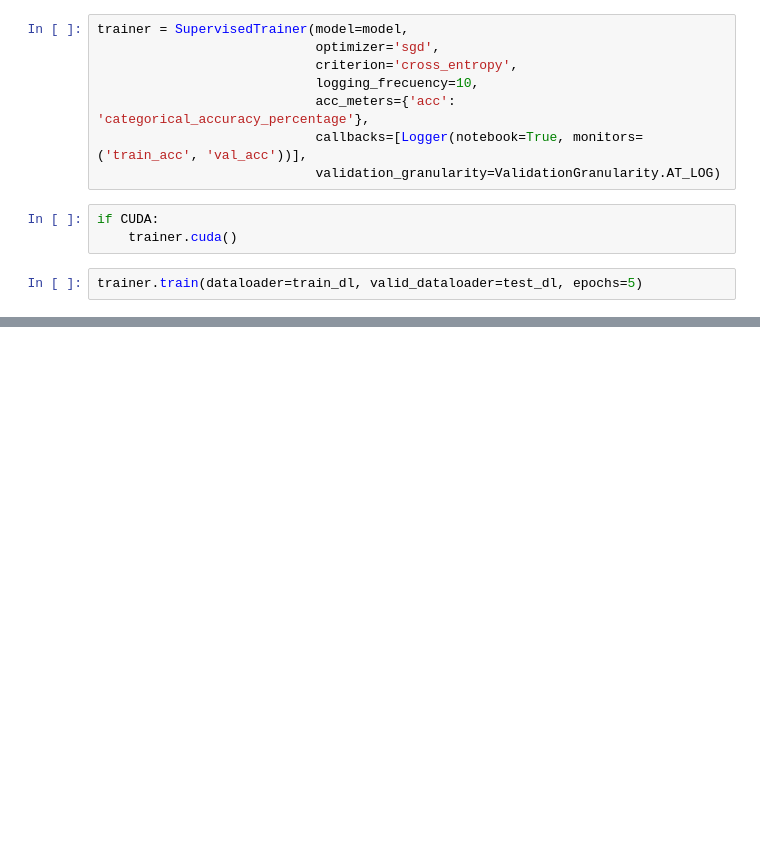
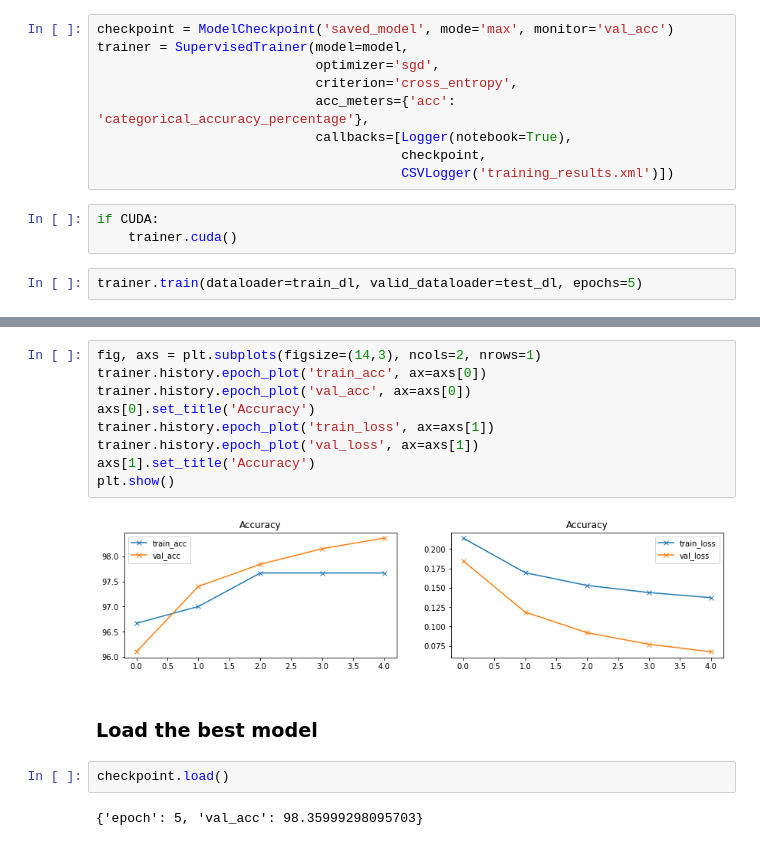
Before and after one commit to juancruzsosa/torchero, a Jupyter notebook: examples/notebooks/MNIST Supervised Trainer.ipynb, the cells around one changed output, grey strips where cells are left out. Saved outputs shown, nothing was run; the diff lists cells and outputs as text; blank space fills up the shorter version.

```diff
--- a/examples/notebooks/MNIST Supervised Trainer.ipynb
+++ b/examples/notebooks/MNIST Supervised Trainer.ipynb
@@ -56,11 +85,12 @@ optimizer = optim.SGD(model.parameters(), lr=LR)
 # %%
+checkpoint = ModelCheckpoint('saved_model', mode='max', monitor='val_acc')
 trainer = SupervisedTrainer(model=model,
                             optimizer='sgd',
                             criterion='cross_entropy',
-                            logging_frecuency=10,
                             acc_meters={'acc': 'categorical_accuracy_percentage'},
-                            callbacks=[Logger(notebook=True, monitors=('train_acc', 'val_acc'))],
-                            validation_granularity=ValidationGranularity.AT_LOG)
+                            callbacks=[Logger(notebook=True),
+                                       checkpoint,
+                                       CSVLogger('training_results.xml')])
 # %%
 if CUDA:
     trainer.cuda()
@@ -77,0 +99,17 @@ plt.show()
+# %%
+fig, axs = plt.subplots(figsize=(14,3), ncols=2, nrows=1)
+trainer.history.epoch_plot('train_acc', ax=axs[0])
+trainer.history.epoch_plot('val_acc', ax=axs[0])
+axs[0].set_title('Accuracy')
+trainer.history.epoch_plot('train_loss', ax=axs[1])
+trainer.history.epoch_plot('val_loss', ax=axs[1])
+axs[1].set_title('Accuracy')
+plt.show()
+# %% [output]
+[figure, added]
+# %% [markdown]
+### Load the best model
+# %%
+checkpoint.load()
+# %% [output]
+{'epoch': 5, 'val_acc': 98.35999298095703}
```
Also changed, not shown: parts of 13 cells of this notebook.
